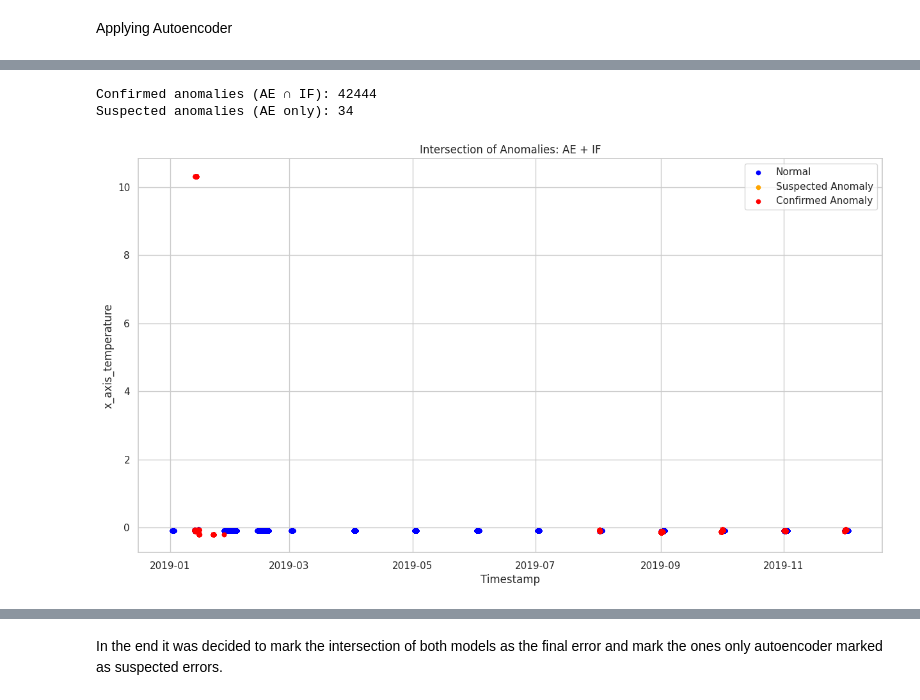
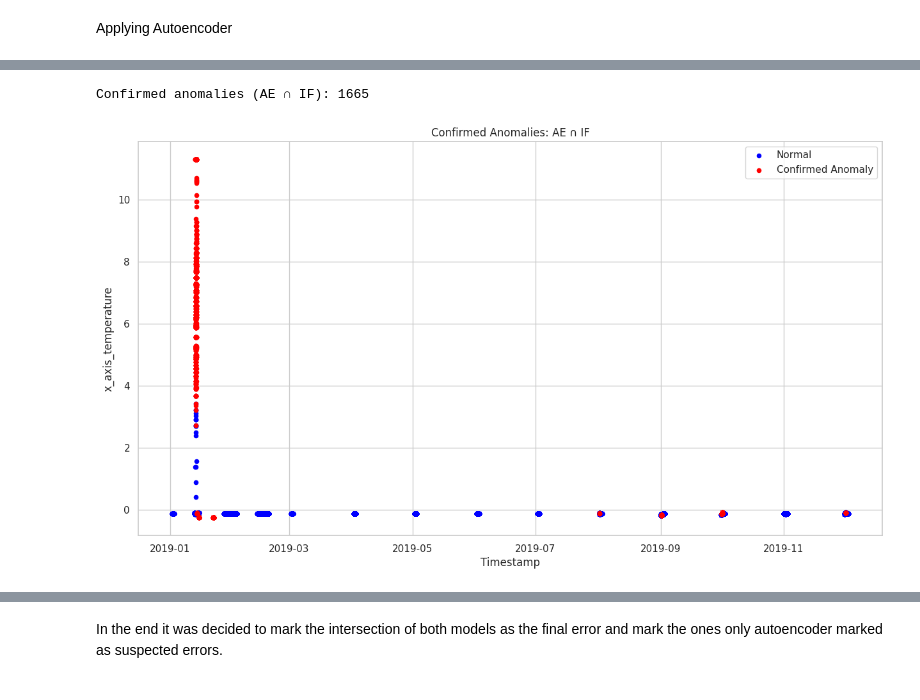
Before and after one commit to FurkiKARA/Predictive_Maintenance, a Jupyter notebook: Predictive_Maintenance_2.ipynb, the cells around one changed output, grey strips where cells are left out. Drawn from its saved outputs; the diff is of its cells as text; code cells hidden in the pictures.

```diff
--- a/Predictive_Maintenance_2.ipynb
+++ b/Predictive_Maintenance_2.ipynb
@@ -402,5 +398,7 @@ z_axis_vibration: 15s (%15.43 değişimle)
 # %% [markdown]
 By looking at these results we can conclude that optimal choice would be to resample with 1 minute.
+# %%
+df = df_1m
 # %% [markdown]
 #Apply appropriate scaling to the sensor data. Research different scaling techniques (e.g., MinMaxScaler, StandardScaler) and determine which is most suitable for the models you plan to test.
 # %%
@@ -638,8 +624,7 @@ from tensorflow.keras.layers import Input, Dense
 from tensorflow.keras.models import Model
 # %%
 # Autoencoder architecture
-input_dim = len(['x_axis_temperature', 'y_axis_temperature', 'z_axis_temperature',
-                 'x_axis_vibration', 'y_axis_vibration', 'z_axis_vibration'])
+input_dim = len(sensor_cols)
 encoding_dim = 10
 # %%
 # Encoder
@@ -656,5 +641,6 @@ autoencoder = Model(inputs=input_layer, outputs=decoded)
 autoencoder.compile(optimizer='adam', loss='mse')
 # %%
 # Train the autoencoder
-autoencoder.fit(df[['x_axis_temperature', 'y_axis_temperature', 'z_axis_temperature', 'x_axis_vibration', 'x_axis_vibration', 'x_axis_vibration']], df[['x_axis_temperature', 'y_axis_temperature', 'z_axis_temperature', 'x_axis_vibration', 'x_axis_vibration', 'x_axis_vibration']], epochs=35, batch_size=128, shuffle=True)
+autoencoder_columns = df[['x_axis_temperature', 'y_axis_temperature', 'z_axis_temperature', 'x_axis_vibration', 'y_axis_vibration', 'z_axis_vibration']]
+autoencoder.fit(autoencoder_columns, autoencoder_columns, epochs=50, batch_size=128, shuffle=True)
 # %% [output]
@@ -687,7 +673,6 @@ Latent Features Shape: (849550, 10)
 # %%
 # Reconstruct
-X = df[["x_axis_temperature", "y_axis_temperature", "z_axis_temperature",
-        "x_axis_vibration", "y_axis_vibration", "z_axis_vibration"]]
+X = autoencoder_columns
 
 X_pred = autoencoder.predict(X)
 # %% [output]
@@ -755,38 +740,32 @@ plt.show()
 # %%
-# 0 = normal, 1 = suspected anomaly (AE only), 2 = confirmed anomaly (IF and AE)
-df['final_anomaly'] = 0
+# 0 = normal, 1 = confirmed anomaly (AE ∩ IF)
+df['anomaly'] = 0
 
-# AE only
-ae_only_mask = (df['AE_anomaly'] == 1) & (df['IF_anomaly'] == 1)
-df.loc[ae_only_mask, 'final_anomaly'] = 1  # Suspected anomaly
-
-# Intersection of AE and IF
-intersection_mask = (df['AE_anomaly'] == 1) & (df['IF_anomaly'] == -1)
-df.loc[intersection_mask, 'final_anomaly'] = 2  # Confirmed anomaly
+# Only keep confirmed anomalies (intersection of AE and IF)
+confirmed_mask = (df['AE_anomaly'] == 1) & (df['IF_anomaly'] == -1)
+df.loc[confirmed_mask, 'anomaly'] = 1
 
 # Count
-print("Confirmed anomalies (AE ∩ IF):", (df['final_anomaly'] == 2).sum())
-print("Suspected anomalies (AE only):", (df['final_anomaly'] == 1).sum())
+print("Confirmed anomalies (AE ∩ IF):", df['anomaly'].sum())
 
 # Visualize
 plt.figure(figsize=(15,8))
-colors = {0:'blue', 1:'orange', 2:'red'}
-labels = {0:'Normal', 1:'Suspected Anomaly', 2:'Confirmed Anomaly'}
+colors = {0:'blue', 1:'red'}
+labels = {0:'Normal', 1:'Confirmed Anomaly'}
 
-for label in [0,1,2]:
-    subset = df[df['final_anomaly'] == label]
+for label in [0,1]:
+    subset = df[df['anomaly'] == label]
     plt.scatter(subset.index, subset['x_axis_temperature'],
                 color=colors[label], label=labels[label], s=20)
 
-plt.title("Intersection of Anomalies: AE + IF")
+plt.title("Confirmed Anomalies: AE ∩ IF")
 plt.xlabel("Timestamp")
 plt.ylabel("x_axis_temperature")
 plt.legend()
 plt.show()
 # %% [output]
-Confirmed anomalies (AE ∩ IF): 42444
-Suspected anomalies (AE only): 34
+Confirmed anomalies (AE ∩ IF): 1665
-[figure, old version]
+[figure, new version]
 # %%
 df.head()
 # %% [output]
```
Also changed, not shown: parts of 39 cells of this notebook.
